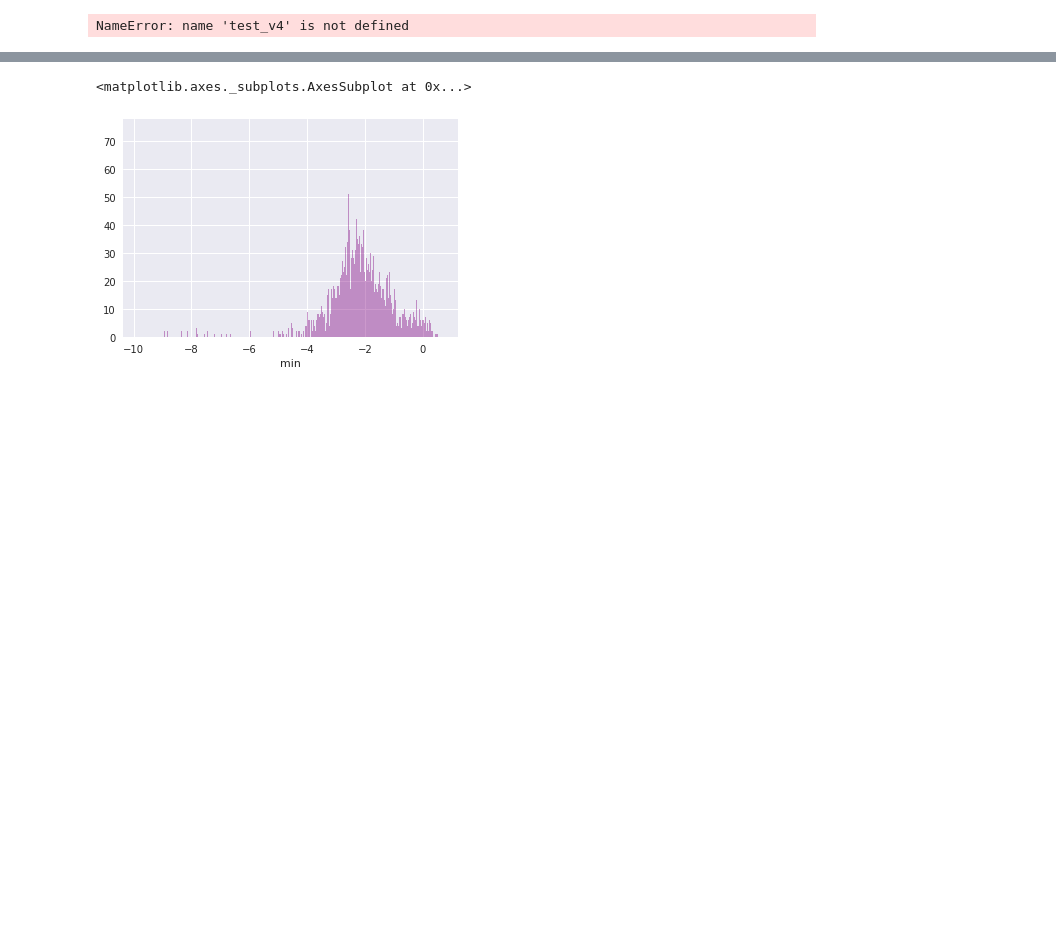
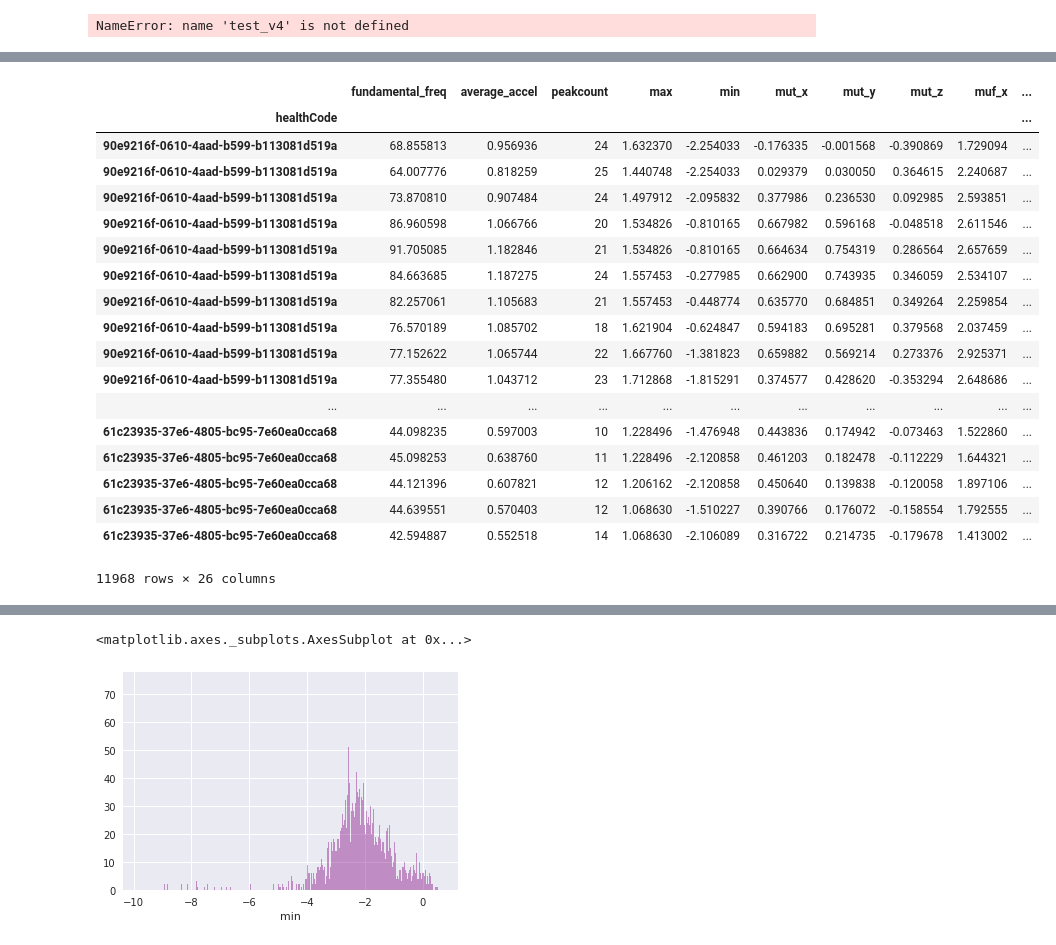
Before and after one commit to AshleyLab/MHC-Gait-Cluster, a Jupyter notebook: MHC-Gait.ipynb, the cells around one changed output, grey strips where cells are left out. Cells and saved outputs as stored; diff of their text form; code cells hidden in the pictures; blank space fills up the shorter version.

```diff
--- a/MHC-Gait.ipynb
+++ b/MHC-Gait.ipynb
@@ -806,0 +1150,43 @@ plt.scatter(centers[:, 0], centers[:, 1], c='black', s=200, alpha=0.5);
+# %%
+# Lower the number of trees to reduce overfitting
+from sklearn.ensemble import RandomForestClassifier
+from sklearn.model_selection import cross_val_score
+import numpy as np
+import pandas as pd
+import matplotlib.pyplot as plt
+%matplotlib inline
+import seaborn as sns
+sns.set()
+
+from sklearn.model_selection import train_test_split
+from sklearn import preprocessing
+
+
+
+numOfTotalHC = 173
+numOfTrainHC = 139
+numOfTestHC = 34
+
+# Shouldn't have to one-hot encode the sex because using random forest
+training = everything_no_demog.iloc[0:(numOfTrainHC * find_lowest_num_samples(newtotal_df))]
+
+X = np.array(training.iloc[:, 0:25])
+X_scaled = preprocessing.scale(X)
+y = np.array(training.iloc[:, 25])
+
+X_train, X_test, y_train, y_test = train_test_split(X_scaled, y, test_size=0.33, random_state=42)
+
+X_mixed = np.concatenate((X_train, X_test), axis=0)
+y_mixed = np.concatenate((y_train, y_test), axis=0)
+# Splits the training and testing into 80/20 with no sample scrambling
+# Must scramble after so that training set has no test samples in it
+#training = everything.iloc[0:(numOfTrainHC * find_lowest_num_samples(newtotal_df))]
+testing = everything_no_demog.iloc[(numOfTrainHC * find_lowest_num_samples(newtotal_df)):len(everything_no_demog.index)]
+
+
+#for x in range (10, 1000, 10):
+clf = RandomForestClassifier(n_estimators=20)
+clf.fit(X_mixed, y_mixed)
+scores = cross_val_score(clf, X_mixed, y_mixed, cv=10)
+    # 10-Fold Cross validation
+print("Accuracy: %0.2f (+/- %0.2f)... Estimators: %s" % (scores.mean(), scores.std() * 2, 20))
@@ -806,0 +1215,22 @@ plt.scatter(centers[:, 0], centers[:, 1], c='black', s=200, alpha=0.5);
+# %%
+testing
+# %% [output]
+|  | fundamental_freq | average_accel | peakcount | max | min | mut_x | mut_y | mut_z | muf_x | ... |
+| healthCode |  |  |  |  |  |  |  |  |  | ... |
+| 90e9216f-0610-4aad-b599-b113081d519a | 68.855813 | 0.956936 | 24 | 1.632370 | -2.254033 | -0.176335 | -0.001568 | -0.390869 | 1.729094 | ... |
+| 90e9216f-0610-4aad-b599-b113081d519a | 64.007776 | 0.818259 | 25 | 1.440748 | -2.254033 | 0.029379 | 0.030050 | 0.364615 | 2.240687 | ... |
+| 90e9216f-0610-4aad-b599-b113081d519a | 73.870810 | 0.907484 | 24 | 1.497912 | -2.095832 | 0.377986 | 0.236530 | 0.092985 | 2.593851 | ... |
+| 90e9216f-0610-4aad-b599-b113081d519a | 86.960598 | 1.066766 | 20 | 1.534826 | -0.810165 | 0.667982 | 0.596168 | -0.048518 | 2.611546 | ... |
+| 90e9216f-0610-4aad-b599-b113081d519a | 91.705085 | 1.182846 | 21 | 1.534826 | -0.810165 | 0.664634 | 0.754319 | 0.286564 | 2.657659 | ... |
+| 90e9216f-0610-4aad-b599-b113081d519a | 84.663685 | 1.187275 | 24 | 1.557453 | -0.277985 | 0.662900 | 0.743935 | 0.346059 | 2.534107 | ... |
+| 90e9216f-0610-4aad-b599-b113081d519a | 82.257061 | 1.105683 | 21 | 1.557453 | -0.448774 | 0.635770 | 0.684851 | 0.349264 | 2.259854 | ... |
+| 90e9216f-0610-4aad-b599-b113081d519a | 76.570189 | 1.085702 | 18 | 1.621904 | -0.624847 | 0.594183 | 0.695281 | 0.379568 | 2.037459 | ... |
+| 90e9216f-0610-4aad-b599-b113081d519a | 77.152622 | 1.065744 | 22 | 1.667760 | -1.381823 | 0.659882 | 0.569214 | 0.273376 | 2.925371 | ... |
+| 90e9216f-0610-4aad-b599-b113081d519a | 77.355480 | 1.043712 | 23 | 1.712868 | -1.815291 | 0.374577 | 0.428620 | -0.353294 | 2.648686 | ... |
+| ... | ... | ... | ... | ... | ... | ... | ... | ... | ... | ... |
+| 61c23935-37e6-4805-bc95-7e60ea0cca68 | 44.098235 | 0.597003 | 10 | 1.228496 | -1.476948 | 0.443836 | 0.174942 | -0.073463 | 1.522860 | ... |
+| 61c23935-37e6-4805-bc95-7e60ea0cca68 | 45.098253 | 0.638760 | 11 | 1.228496 | -2.120858 | 0.461203 | 0.182478 | -0.112229 | 1.644321 | ... |
+| 61c23935-37e6-4805-bc95-7e60ea0cca68 | 44.121396 | 0.607821 | 12 | 1.206162 | -2.120858 | 0.450640 | 0.139838 | -0.120058 | 1.897106 | ... |
+| 61c23935-37e6-4805-bc95-7e60ea0cca68 | 44.639551 | 0.570403 | 12 | 1.068630 | -1.510227 | 0.390766 | 0.176072 | -0.158554 | 1.792555 | ... |
+| 61c23935-37e6-4805-bc95-7e60ea0cca68 | 42.594887 | 0.552518 | 14 | 1.068630 | -2.106089 | 0.316722 | 0.214735 | -0.179678 | 1.413002 | ... |
+11968 rows × 26 columns
```
Also changed, not shown: parts of 70 cells of this notebook, 16 other files.
